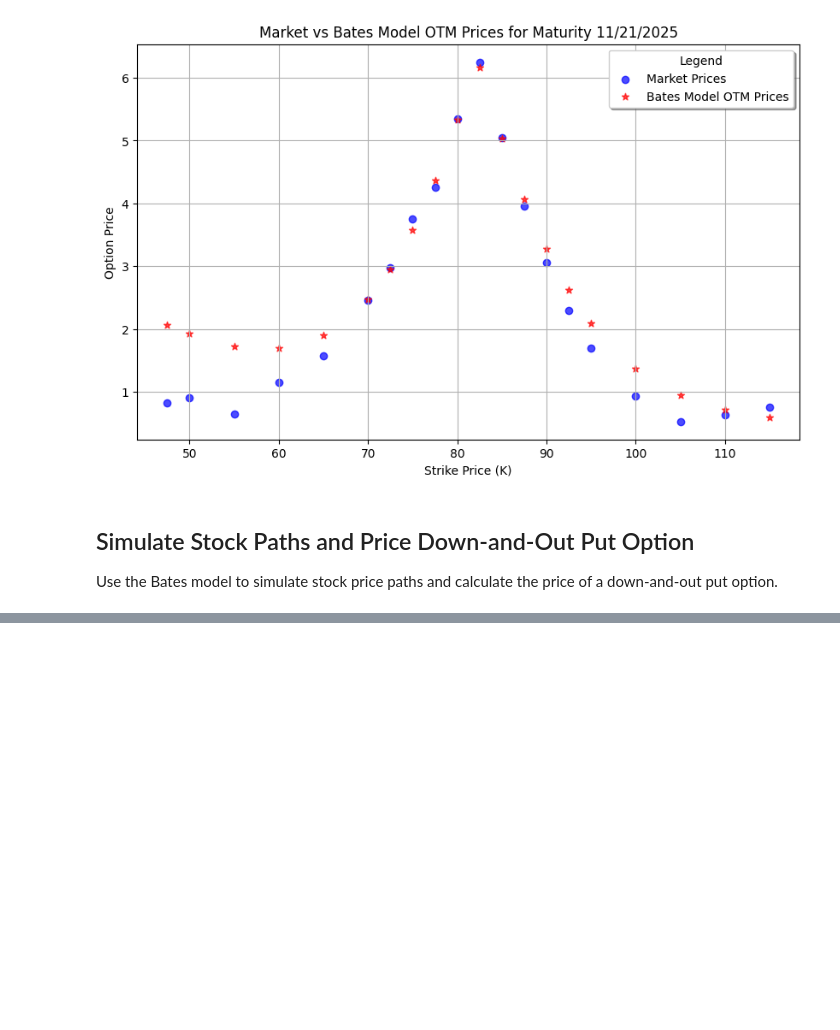
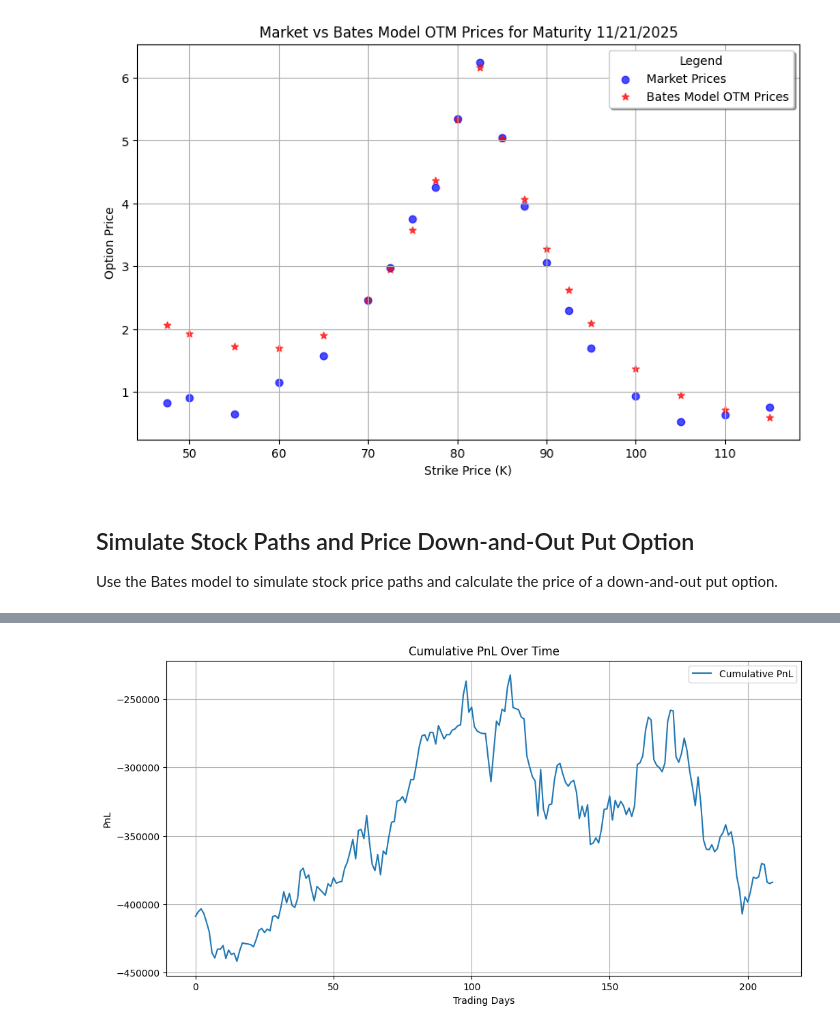
Before and after one commit to MichaelCarloH/bonus-certificate-bates-hedging, a Jupyter notebook: notebooks/bc_pricing.ipynb, the cells around one changed output, grey strips where cells are left out. Cells and saved outputs as stored; diff of their text form; code cells hidden in the pictures; blank space fills up the shorter version.

```diff
--- a/notebooks/bc_pricing.ipynb
+++ b/notebooks/bc_pricing.ipynb
@@ -395,0 +455,12 @@ print(f"Down-and-Out Put Option Price: {down_and_out_put_price:.4f}")
+# %%
+# Plot cumulative PnL
+plt.figure(figsize=(12, 6))
+plt.plot(pnl, label='Cumulative PnL')
+plt.title('Cumulative PnL Over Time')
+plt.xlabel('Trading Days')
+plt.ylabel('PnL')
+plt.legend()
+plt.grid(True)
+plt.show()
+# %% [output]
+[figure, added]
```
Also changed, not shown: parts of 6 cells of this notebook, 1 other file.
